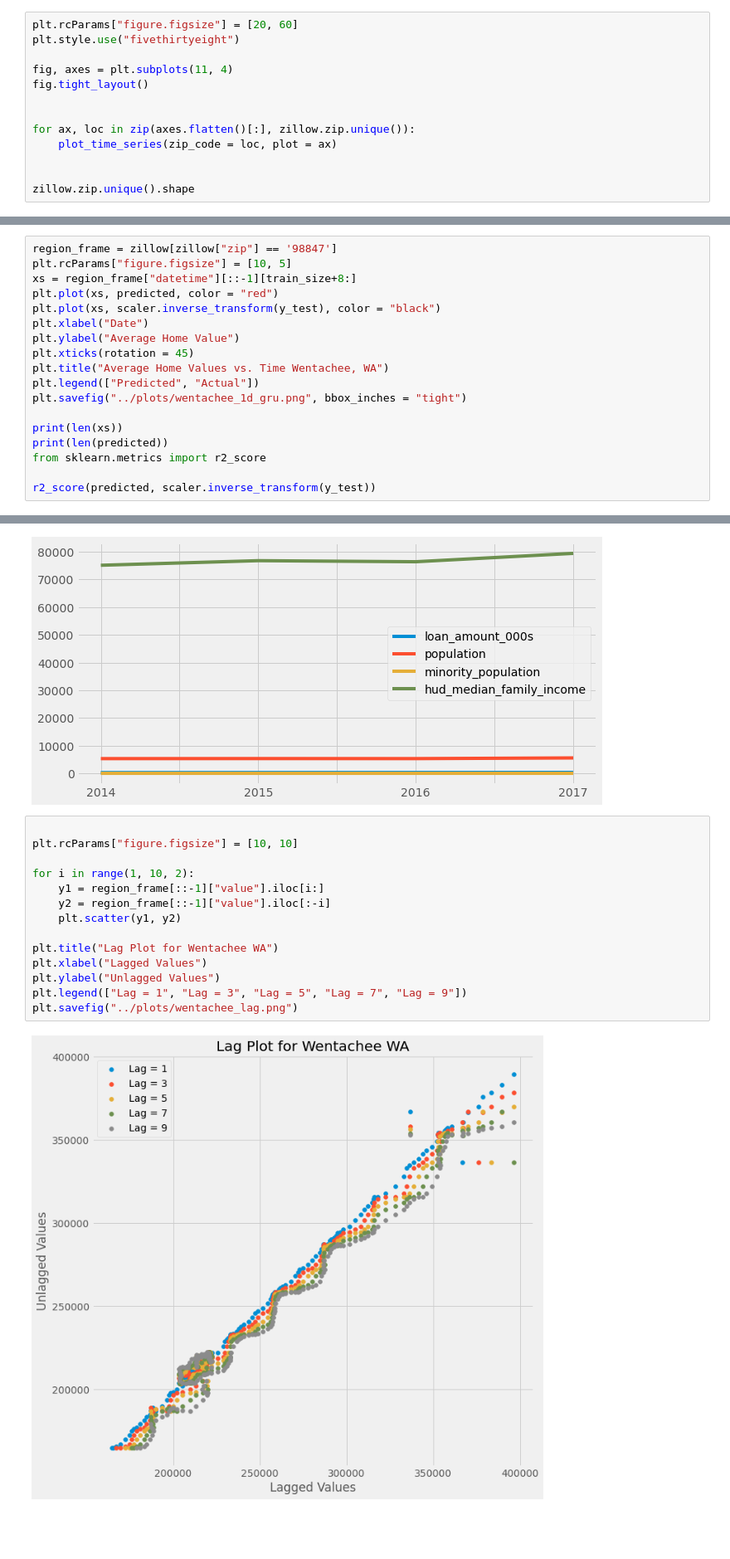
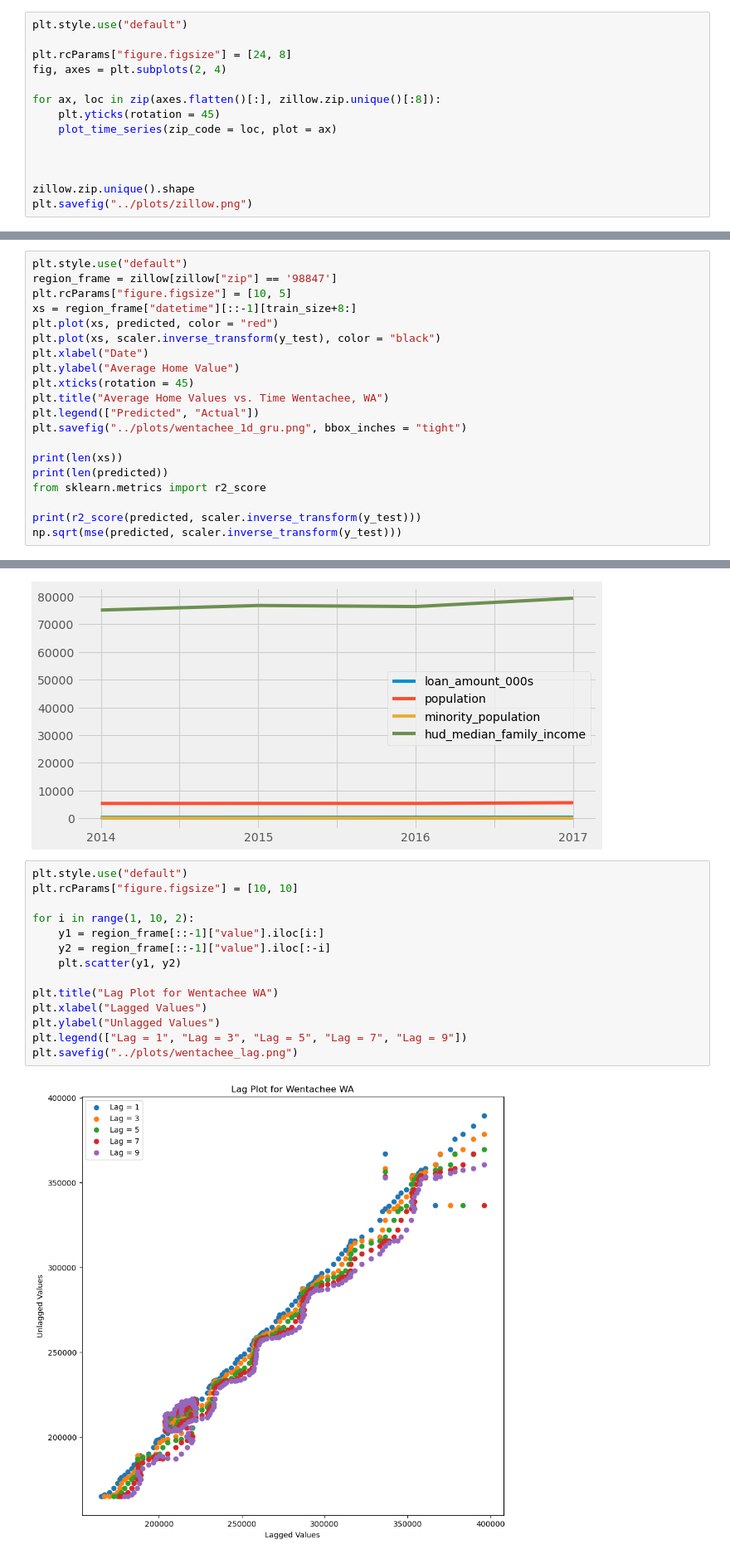
Before and after one commit to Data-Science-II/TermProject-Ayush-Faisal-Brandon, a Jupyter notebook: python/1_GRU.ipynb, the cells around one changed output, grey strips where cells are left out. Shown: that part at 83% size. Cells and saved outputs as stored; diff of their text form; blank space fills up the shorter version.

```diff
--- a/python/1_GRU.ipynb
+++ b/python/1_GRU.ipynb
@@ -36,16 +38,17 @@ def plot_time_series(zip_code = '98847', plot = plt):
     plot.set_ylabel("Value")
     plot.plot(xs, ys, color = 'black')
 # %%
-plt.rcParams["figure.figsize"] = [20, 60]
-plt.style.use("fivethirtyeight")
+plt.style.use("default")
 
-fig, axes = plt.subplots(11, 4)
-fig.tight_layout()
+plt.rcParams["figure.figsize"] = [24, 8]
+fig, axes = plt.subplots(2, 4)
 
-
-for ax, loc in zip(axes.flatten()[:], zillow.zip.unique()):
+for ax, loc in zip(axes.flatten()[:], zillow.zip.unique()[:8]):
+    plt.yticks(rotation = 45)
     plot_time_series(zip_code = loc, plot = ax)
 
 
+
 zillow.zip.unique().shape
+plt.savefig("../plots/zillow.png")
 # %% [output]
@@ -150,6 +152,7 @@ Epoch 100/100
 # %%
 predicted = scaler.inverse_transform(gru.predict(x_test))
 # %%
+plt.style.use("default")
 region_frame = zillow[zillow["zip"] == '98847']
 plt.rcParams["figure.figsize"] = [10, 5]
 xs = region_frame["datetime"][::-1][train_size+8:]
@@ -166,7 +169,8 @@ print(len(xs))
 print(len(predicted))
 from sklearn.metrics import r2_score
 
-r2_score(predicted, scaler.inverse_transform(y_test))
+print(r2_score(predicted, scaler.inverse_transform(y_test)))
+np.sqrt(mse(predicted, scaler.inverse_transform(y_test)))
 # %% [output]
 31
 31
@@ -203,21 +214,21 @@ long_term_wash.plot()
 <AxesSubplot:>
 [figure]
 # %%
-
+plt.style.use("default")
 plt.rcParams["figure.figsize"] = [10, 10]
 
 for i in range(1, 10, 2):
     y1 = region_frame[::-1]["value"].iloc[i:]
     y2 = region_frame[::-1]["value"].iloc[:-i]
     plt.scatter(y1, y2)
 
 plt.title("Lag Plot for Wentachee WA")
 plt.xlabel("Lagged Values")
 plt.ylabel("Unlagged Values")
 plt.legend(["Lag = 1", "Lag = 3", "Lag = 5", "Lag = 7", "Lag = 9"])
 plt.savefig("../plots/wentachee_lag.png")
 # %% [output]
-[figure, old version]
+[figure, new version]
 # %%
 def create_lstm():
     model = Sequential()
```
Also changed, not shown: parts of 5 cells of this notebook, 6 other files.
